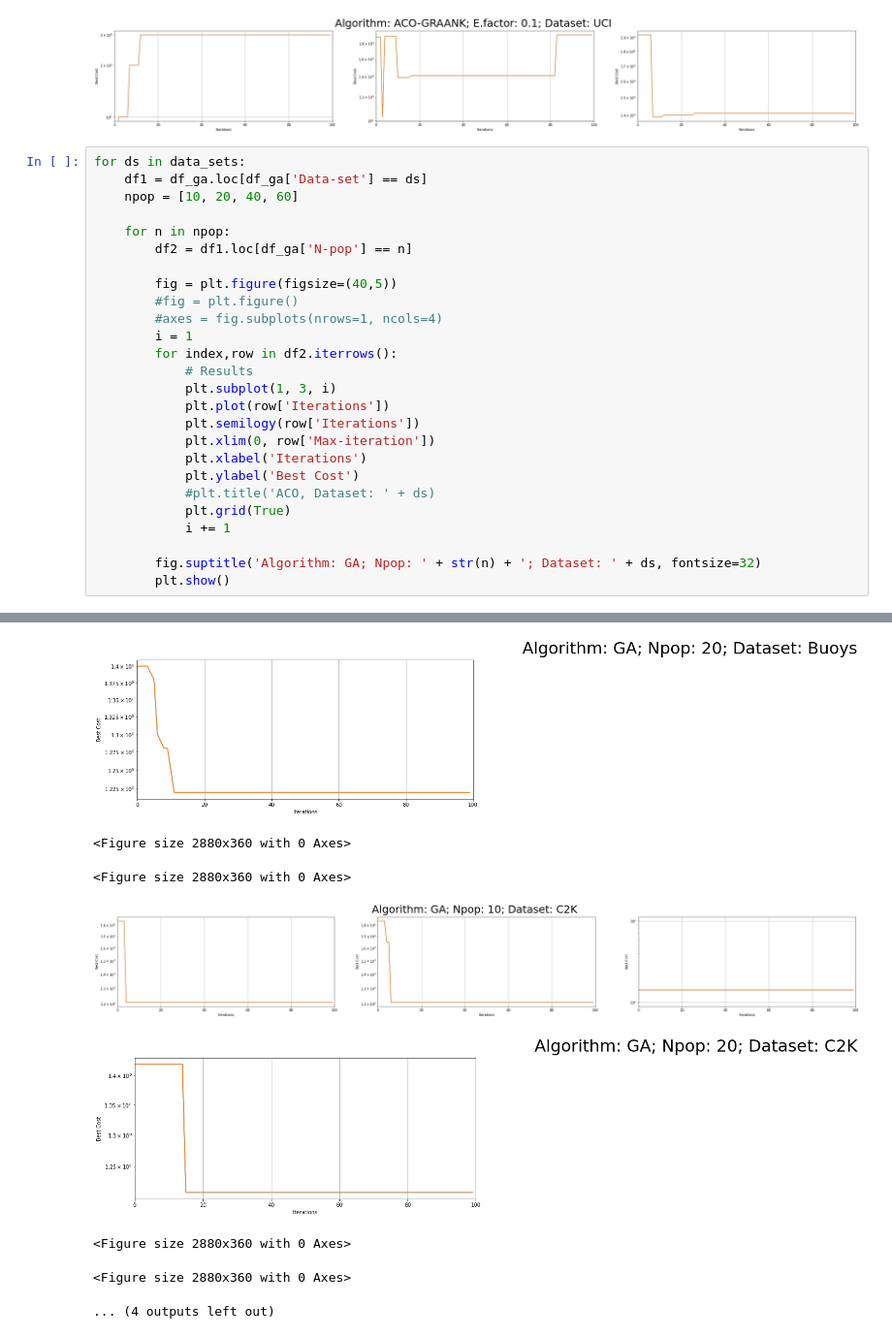
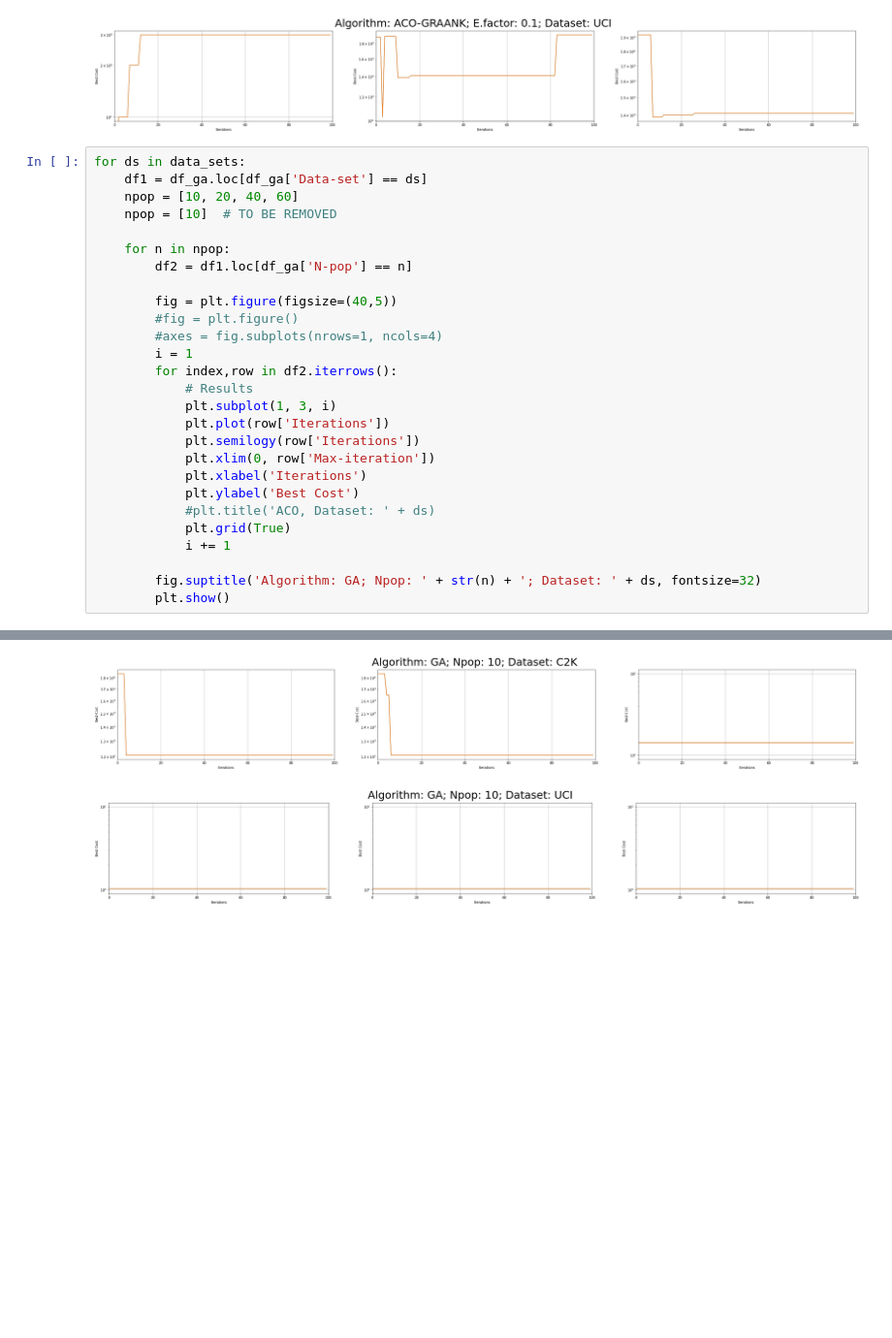
Before and after one commit to owuordickson/meso-hpc-lr, a Jupyter notebook: results/swarm/analysis.ipynb, the cells around one changed output, grey strips where cells are left out. Shown at 97% size. Cells and saved outputs as stored; diff of their text form; blank space fills up the shorter version.

```diff
--- a/results/swarm/analysis.ipynb
+++ b/results/swarm/analysis.ipynb
@@ -186,6 +190,7 @@ for ds in data_sets:
 for ds in data_sets:
     df1 = df_ga.loc[df_ga['Data-set'] == ds]
     npop = [10, 20, 40, 60]
+    npop = [10]  # TO BE REMOVED
 
     for n in npop:
         df2 = df1.loc[df_ga['N-pop'] == n]
@@ -216,12 +218,6 @@ for ds in data_sets:
 [figure]
-[figure, old version]
+[figure, new version]
-<Figure size 2880x360 with 0 Axes>
-<Figure size 2880x360 with 0 Axes>
-[figure, old version]
+[figure, new version]
-[figure, removed]
-<Figure size 2880x360 with 0 Axes>
-<Figure size 2880x360 with 0 Axes>
-... (4 outputs left out)
 # %%
 for ds in data_sets:
     df = df_pso.loc[df_pso['Data-set'] == ds]
```
Also changed, not shown: parts of 4 cells of this notebook, 14 other files.
